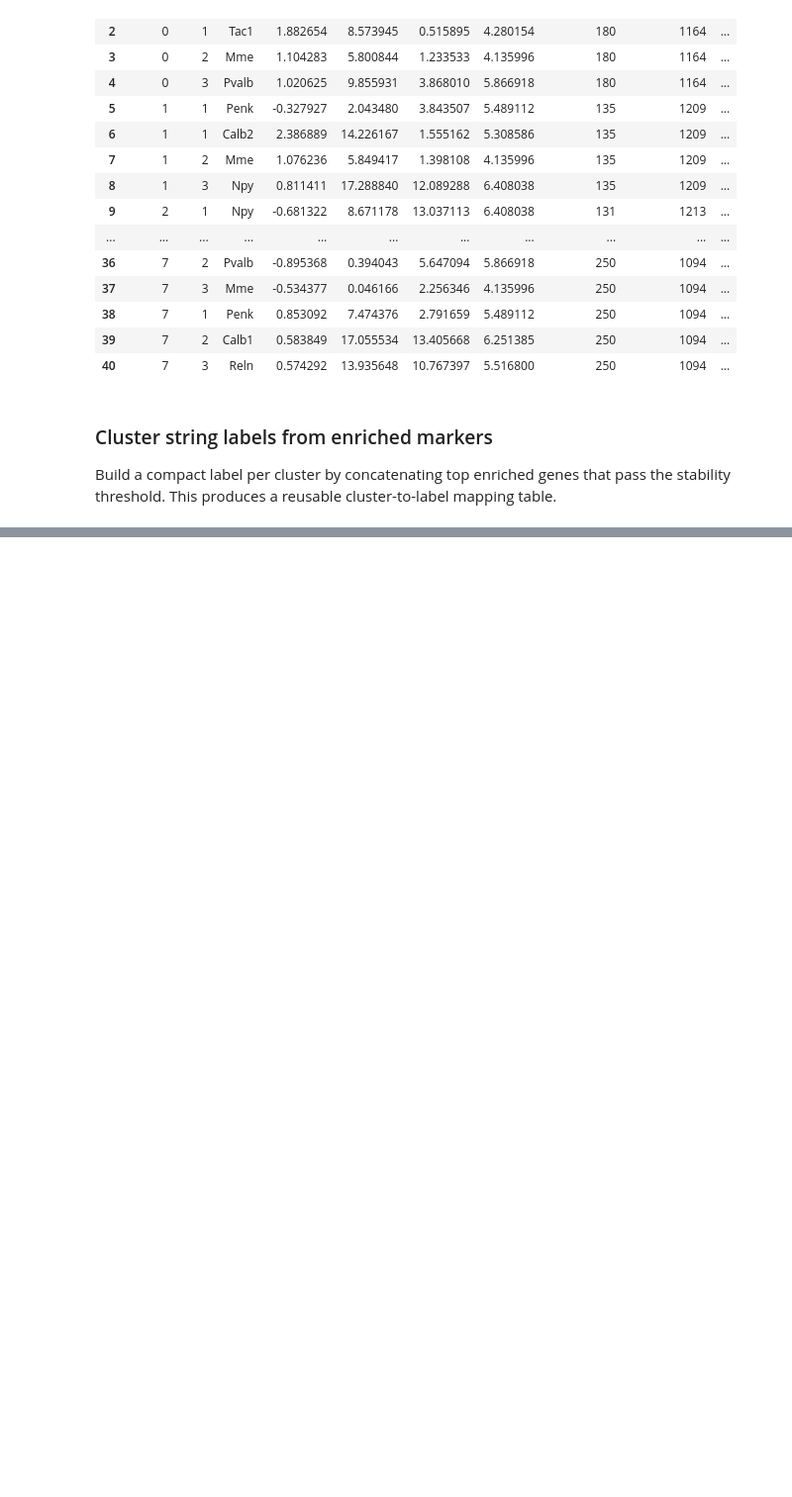
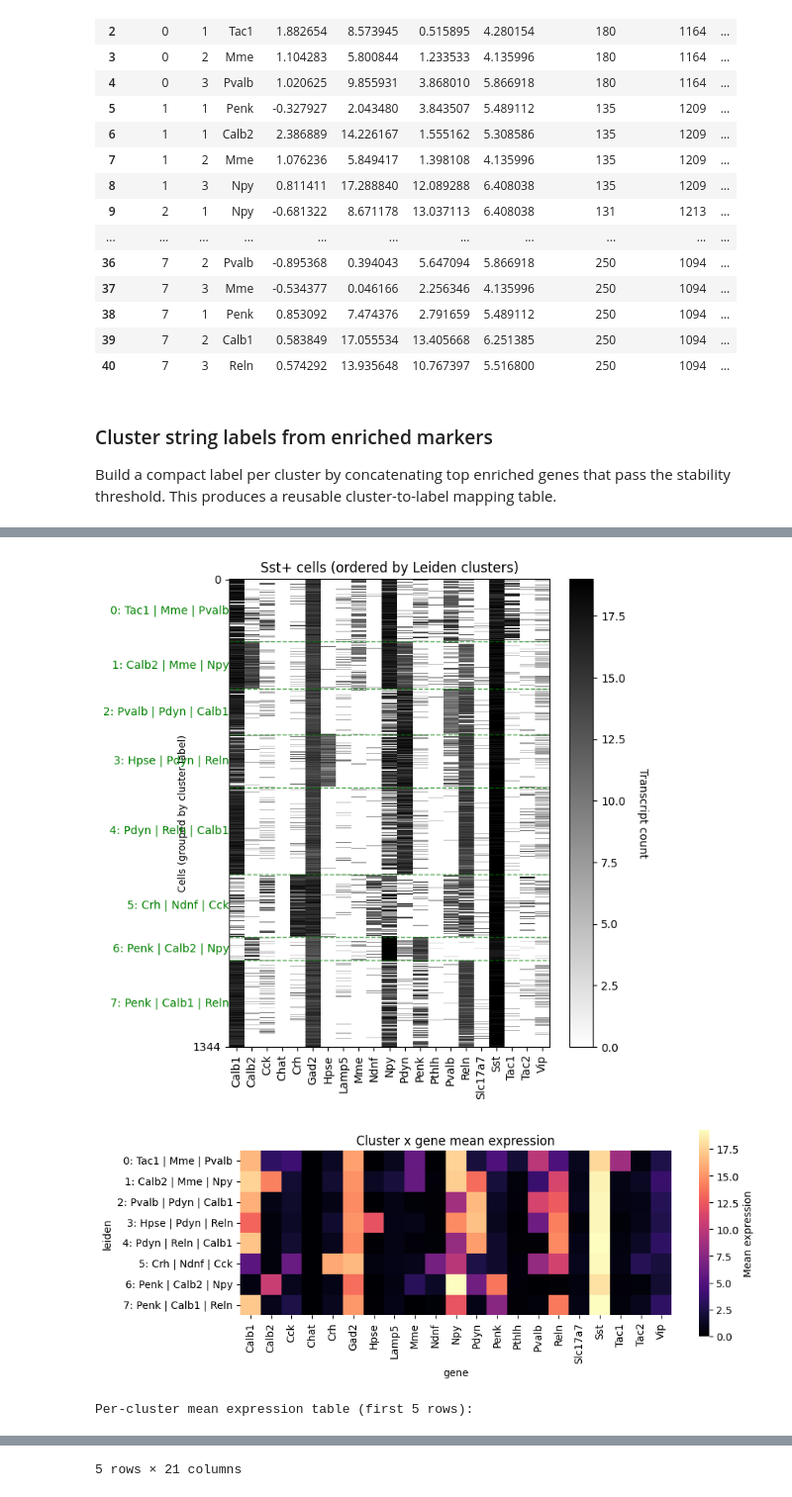
Before and after one commit to AllenNeuralDynamics/hcr-integrated-qc-capsule, a Jupyter notebook: code/cluster_validation/20260506-smartseq-tasic2018.ipynb, the cells around one changed output, grey strips where cells are left out. Shown at 99% size. Drawn from its saved outputs; the diff is of its cells as text; code cells hidden in the pictures; blank space fills up the shorter version.

Commit message:
cluster cra

```diff
--- a/code/cluster_validation/20260506-smartseq-tasic2018.ipynb
+++ b/code/cluster_validation/20260506-smartseq-tasic2018.ipynb
@@ -1094,3 +1094,81 @@ Detailed cluster label mapping:
 | 5 | 5 | Crh | Ndnf | Cck | 3 | 97.000000 | 91.0 | Crh | ... |
 | 6 | 6 | Penk | Calb2 | Npy | 3 | 100.000000 | 100.0 | Penk | ... |
 | 7 | 7 | Penk | Calb1 | Reln | 3 | 100.000000 | 100.0 | Penk | ... |
+# %%
+import matplotlib.pyplot as plt
+import seaborn as sns
+import pandas as pd
+import aind_hcr_qc.viz as viz
+
+if "adata_log_inh_subclass" not in globals():
+    raise RuntimeError("adata_log_inh_subclass is not defined. Run the clustering cell first.")
+
+cluster_col = "leiden"
+
+# Build labels for cell x gene plot (use cluster_label_string when available)
+labels_for_plot = adata_log_inh_subclass.obs[cluster_col].astype(str).copy()
+label_map = {}
+if "cluster_label_detailed" in globals() and not cluster_label_detailed.empty:
+    label_map = dict(
+        zip(
+            cluster_label_detailed["cluster"].astype(str),
+            cluster_label_detailed["cluster_label_string"].astype(str),
+        )
+    )
+    labels_for_plot = labels_for_plot.map(lambda x: f"{x}: {label_map.get(x, x)}")
+
+cxg_sub = pd.DataFrame(
+    adata_log_inh_subclass.X,
+    columns=adata_log_inh_subclass.var_names,
+    index=adata_log_inh_subclass.obs_names,
+)
+
+# Cluster x gene mean expression table
+mean_expr_by_cluster = (
+    cxg_sub.assign(_cluster=adata_log_inh_subclass.obs[cluster_col].astype(str).values)
+    .groupby("_cluster")
+    .mean()
+)
+mean_expr_plot = mean_expr_by_cluster.copy()
+mean_expr_plot.index = [f"{c}: {label_map.get(c, c)}" for c in mean_expr_plot.index.astype(str)]
+
+# Plot 1: cell x gene (viz format)
+# NOTE: fig_size only applies when ax is NOT passed.
+fig1, _, _ = viz.plot_cell_x_gene_labeled(
+    cxg_sub,
+    labels=labels_for_plot,
+    clip_range=(0, 30),
+    fig_size=(7, 7),
+    label_fontsize=10,
+    title=f"{gene}+ cells (ordered by Leiden clusters)",
+)
+fig1.axes[0].set_xlabel("")
+plt.tight_layout()
+plt.show()
+
+# Plot 2: cluster x gene mean-expression heatmap with square cells
+n_rows, n_cols = mean_expr_plot.shape
+fig2_w = max(8, 0.45 * n_cols)
+fig2_h = max(4, 0.45 * n_rows)
+fig2, ax2 = plt.subplots(figsize=(fig2_w, fig2_h))
+sns.heatmap(
+    mean_expr_plot,
+    ax=ax2,
+    cmap="magma",
+    square=True,
+    cbar_kws={"label": "Mean expression", "shrink": 0.85},
+)
+ax2.set_title("Cluster x gene mean expression")
+ax2.set_xlabel("gene")
+ax2.set_ylabel(cluster_col)
+ax2.tick_params(axis="x", labelrotation=90)
+ax2.tick_params(axis="y", labelrotation=0)
+plt.tight_layout()
+plt.show()
+
+print("Per-cluster mean expression table (first 5 rows):")
+display(mean_expr_by_cluster.head())
+# %% [output]
+[figure, added]
+[figure, added]
+Per-cluster mean expression table (first 5 rows):
@@ -1096,0 +1182 @@ Detailed cluster label mapping:
+5 rows × 21 columns
```
Also changed, not shown: parts of 1 cell of this notebook, 2 other files.
